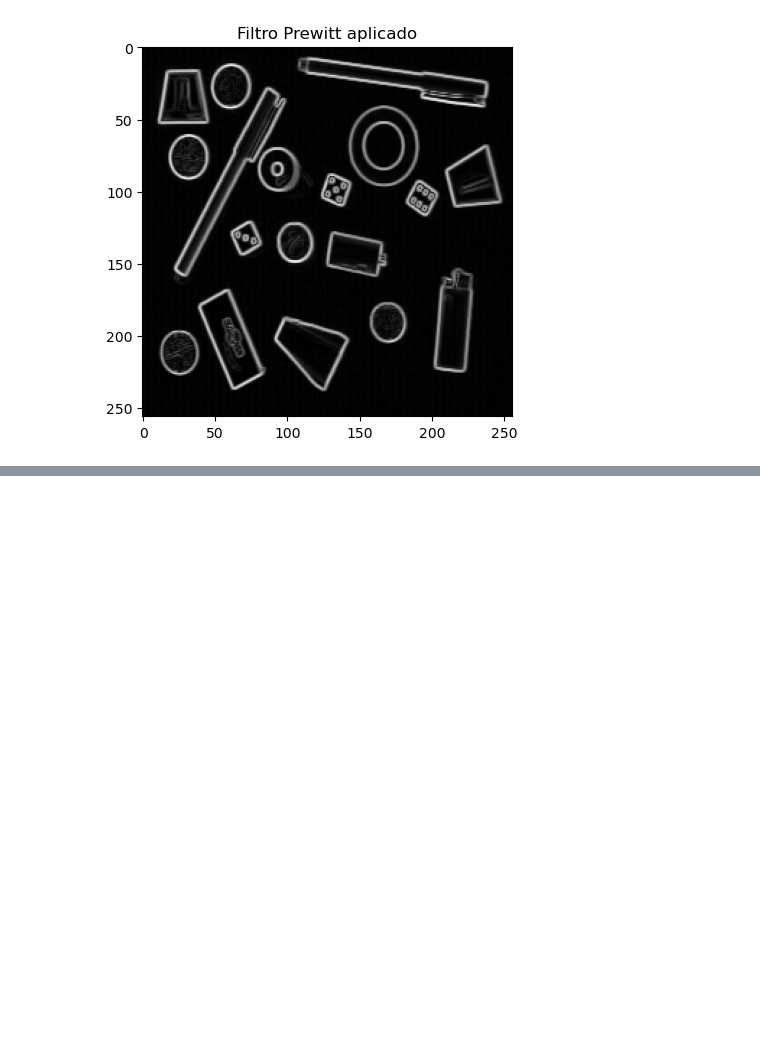
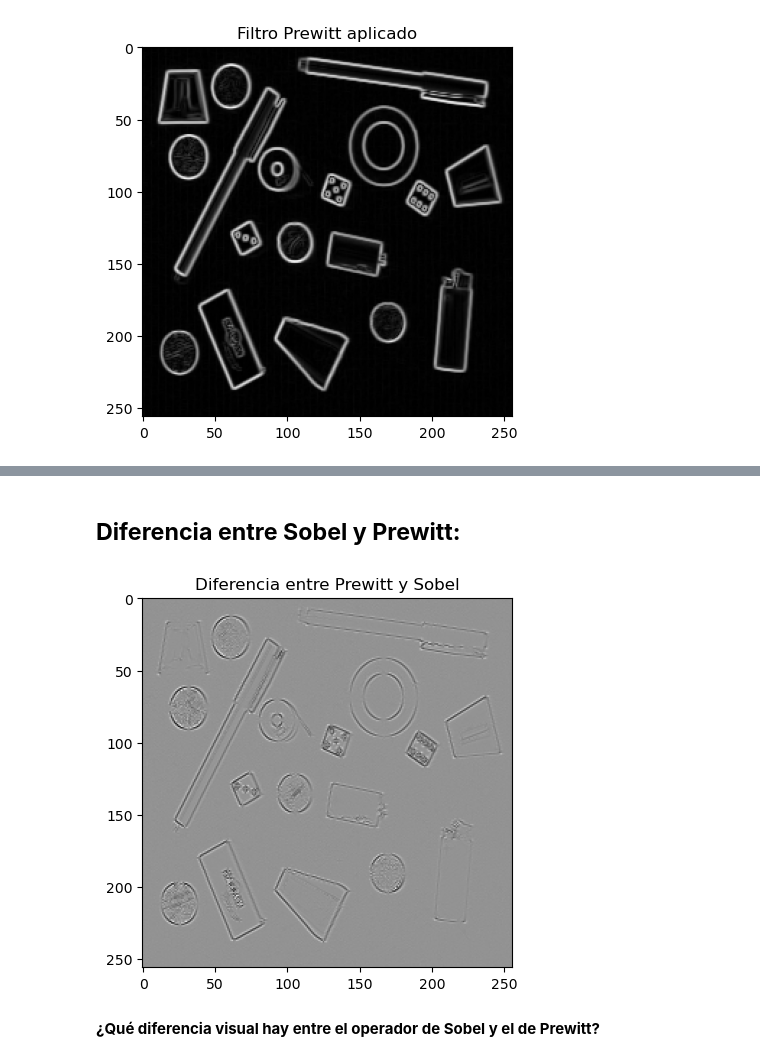
Before and after one commit to ImagenesYVision/Taller4, a Jupyter notebook: Taller4.ipynb, the cells around one changed output, grey strips where cells are left out. Saved outputs shown, nothing was run; the diff lists cells and outputs as text; code cells hidden in the pictures; blank space fills up the shorter version.

```diff
--- a/Taller4.ipynb
+++ b/Taller4.ipynb
@@ -123,0 +150,12 @@ plt.show()
+# %% [markdown]
+## **Diferencia entre Sobel y Prewitt:**
+# %%
+subtraction = cv2.subtract(objects_gradiente_prewitt, objects_gradiente_sobel)
+
+plt.imshow(subtraction, cmap='gray')
+plt.title('Diferencia entre Prewitt y Sobel')
+plt.show()
+# %% [output]
+[figure, added]
+# %% [markdown]
+**¿Qué diferencia visual hay entre el operador de Sobel y el de Prewitt?**
```
Also changed, not shown: parts of 10 cells of this notebook.
